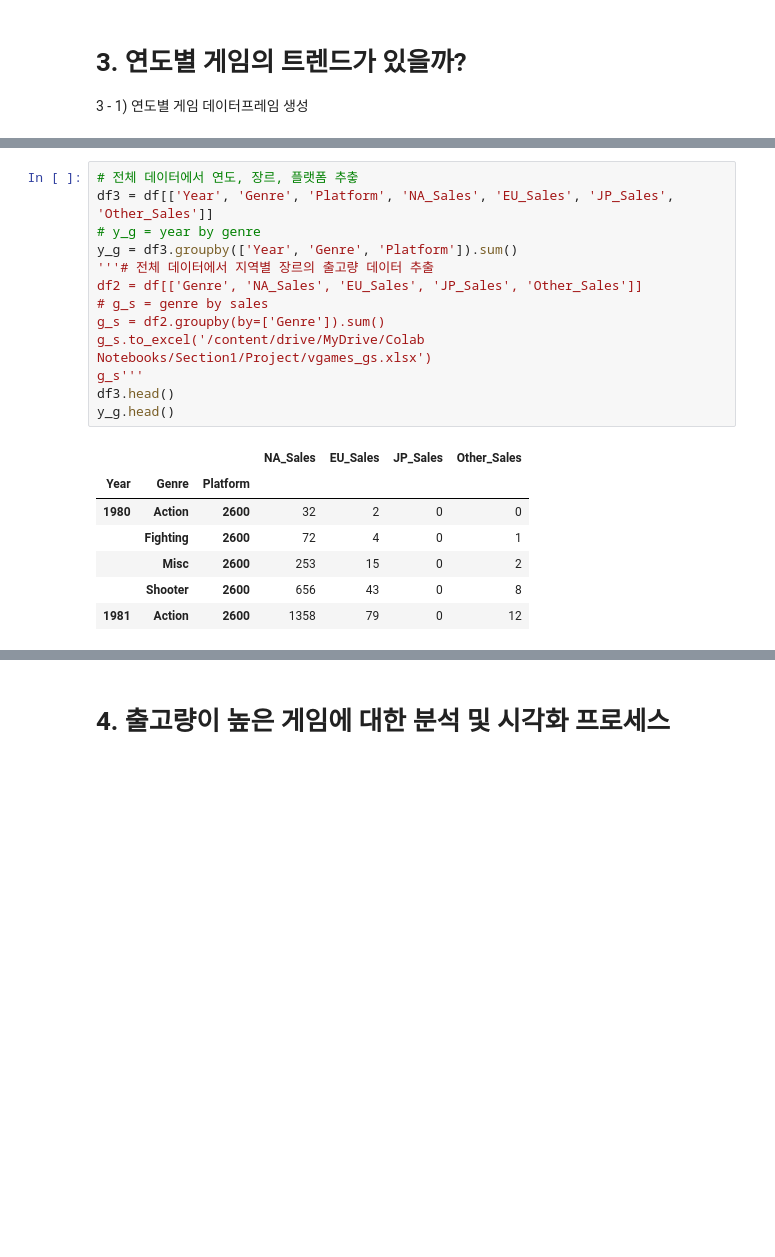
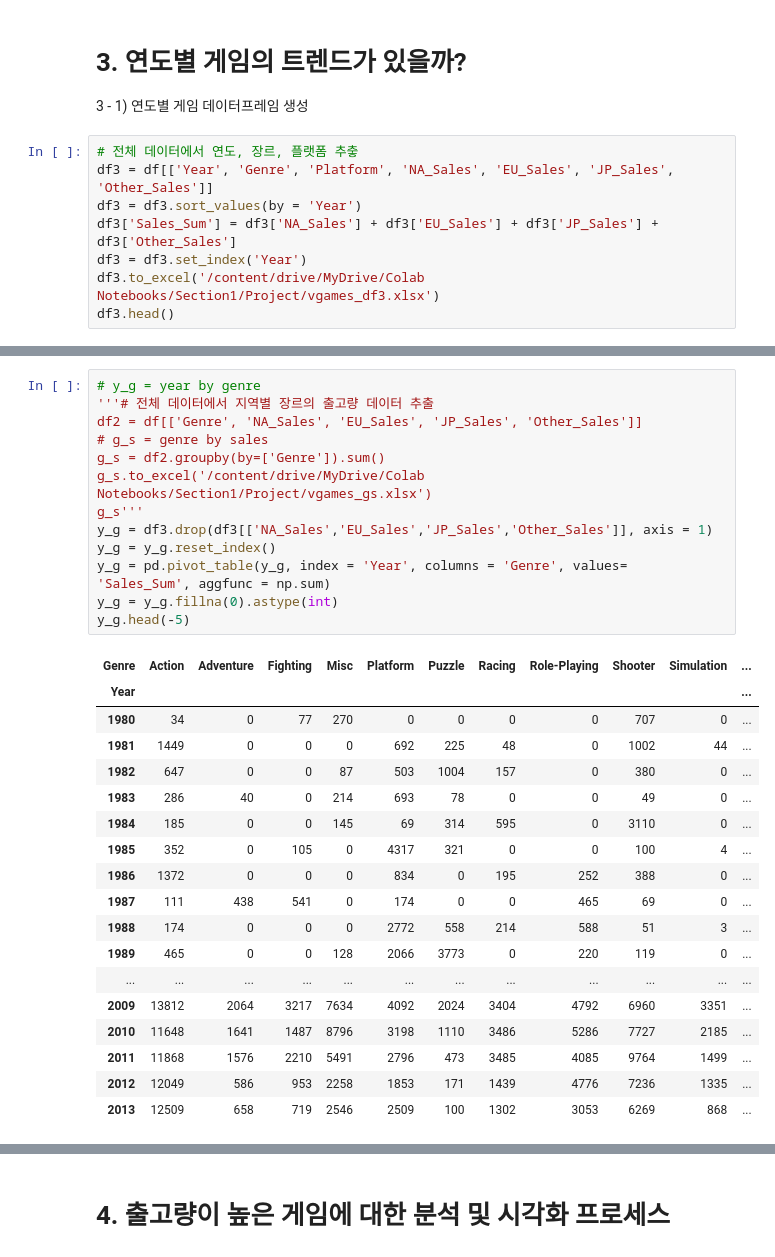
Before and after one commit to wisesprout/video-game-sales-analysis, a Jupyter notebook: Project1.ipynb, the cells around one changed output, grey strips where cells are left out. Saved outputs shown, nothing was run; the diff lists cells and outputs as text; blank space fills up the shorter version.

```diff
--- a/Project1.ipynb
+++ b/Project1.ipynb
@@ -212,3 +212,11 @@ sns.barplot(data = g_s_t, x = 'Genre', y = 'Sale_Total', hue = 'Sale_Area')'''
 # 3. 연도별 게임의 트렌드가 있을까?
 
 3 - 1) 연도별 게임 데이터프레임 생성
+# %%
+# 전체 데이터에서 연도, 장르, 플랫폼 추춯
+df3 = df[['Year', 'Genre', 'Platform', 'NA_Sales', 'EU_Sales', 'JP_Sales', 'Other_Sales']]
+df3 = df3.sort_values(by = 'Year')
+df3['Sales_Sum'] = df3['NA_Sales'] + df3['EU_Sales'] + df3['JP_Sales'] + df3['Other_Sales']
+df3 = df3.set_index('Year')
+df3.to_excel('/content/drive/MyDrive/Colab Notebooks/Section1/Project/vgames_df3.xlsx')
+df3.head()
@@ -215,21 +231,32 @@ sns.barplot(data = g_s_t, x = 'Genre', y = 'Sale_Total', hue = 'Sale_Area')'''
 # %%
-# 전체 데이터에서 연도, 장르, 플랫폼 추춯
-df3 = df[['Year', 'Genre', 'Platform', 'NA_Sales', 'EU_Sales', 'JP_Sales', 'Other_Sales']]
 # y_g = year by genre
-y_g = df3.groupby(['Year', 'Genre', 'Platform']).sum()
 '''# 전체 데이터에서 지역별 장르의 출고량 데이터 추출
 df2 = df[['Genre', 'NA_Sales', 'EU_Sales', 'JP_Sales', 'Other_Sales']]
 # g_s = genre by sales
 g_s = df2.groupby(by=['Genre']).sum()
 g_s.to_excel('/content/drive/MyDrive/Colab Notebooks/Section1/Project/vgames_gs.xlsx')
 g_s'''
-df3.head()
-y_g.head()
+y_g = df3.drop(df3[['NA_Sales','EU_Sales','JP_Sales','Other_Sales']], axis = 1)
+y_g = y_g.reset_index()
+y_g = pd.pivot_table(y_g, index = 'Year', columns = 'Genre', values= 'Sales_Sum', aggfunc = np.sum)
+y_g = y_g.fillna(0).astype(int)
+y_g.head(-5)
 # %% [output]
-|  |  |  | NA_Sales | EU_Sales | JP_Sales | Other_Sales |
-| Year | Genre | Platform |  |  |  |  |
-| 1980 | Action | 2600 | 32 | 2 | 0 | 0 |
-|  | Fighting | 2600 | 72 | 4 | 0 | 1 |
-|  | Misc | 2600 | 253 | 15 | 0 | 2 |
-|  | Shooter | 2600 | 656 | 43 | 0 | 8 |
-| 1981 | Action | 2600 | 1358 | 79 | 0 | 12 |
+| Genre | Action | Adventure | Fighting | Misc | Platform | Puzzle | Racing | Role-Playing | Shooter | Simulation | ... |
+| Year |  |  |  |  |  |  |  |  |  |  | ... |
+| 1980 | 34 | 0 | 77 | 270 | 0 | 0 | 0 | 0 | 707 | 0 | ... |
+| 1981 | 1449 | 0 | 0 | 0 | 692 | 225 | 48 | 0 | 1002 | 44 | ... |
+| 1982 | 647 | 0 | 0 | 87 | 503 | 1004 | 157 | 0 | 380 | 0 | ... |
+| 1983 | 286 | 40 | 0 | 214 | 693 | 78 | 0 | 0 | 49 | 0 | ... |
+| 1984 | 185 | 0 | 0 | 145 | 69 | 314 | 595 | 0 | 3110 | 0 | ... |
+| 1985 | 352 | 0 | 105 | 0 | 4317 | 321 | 0 | 0 | 100 | 4 | ... |
+| 1986 | 1372 | 0 | 0 | 0 | 834 | 0 | 195 | 252 | 388 | 0 | ... |
+| 1987 | 111 | 438 | 541 | 0 | 174 | 0 | 0 | 465 | 69 | 0 | ... |
+| 1988 | 174 | 0 | 0 | 0 | 2772 | 558 | 214 | 588 | 51 | 3 | ... |
+| 1989 | 465 | 0 | 0 | 128 | 2066 | 3773 | 0 | 220 | 119 | 0 | ... |
+| ... | ... | ... | ... | ... | ... | ... | ... | ... | ... | ... | ... |
+| 2009 | 13812 | 2064 | 3217 | 7634 | 4092 | 2024 | 3404 | 4792 | 6960 | 3351 | ... |
+| 2010 | 11648 | 1641 | 1487 | 8796 | 3198 | 1110 | 3486 | 5286 | 7727 | 2185 | ... |
+| 2011 | 11868 | 1576 | 2210 | 5491 | 2796 | 473 | 3485 | 4085 | 9764 | 1499 | ... |
+| 2012 | 12049 | 586 | 953 | 2258 | 1853 | 171 | 1439 | 4776 | 7236 | 1335 | ... |
+| 2013 | 12509 | 658 | 719 | 2546 | 2509 | 100 | 1302 | 3053 | 6269 | 868 | ... |
```
Also changed, not shown: parts of 6 cells of this notebook.
